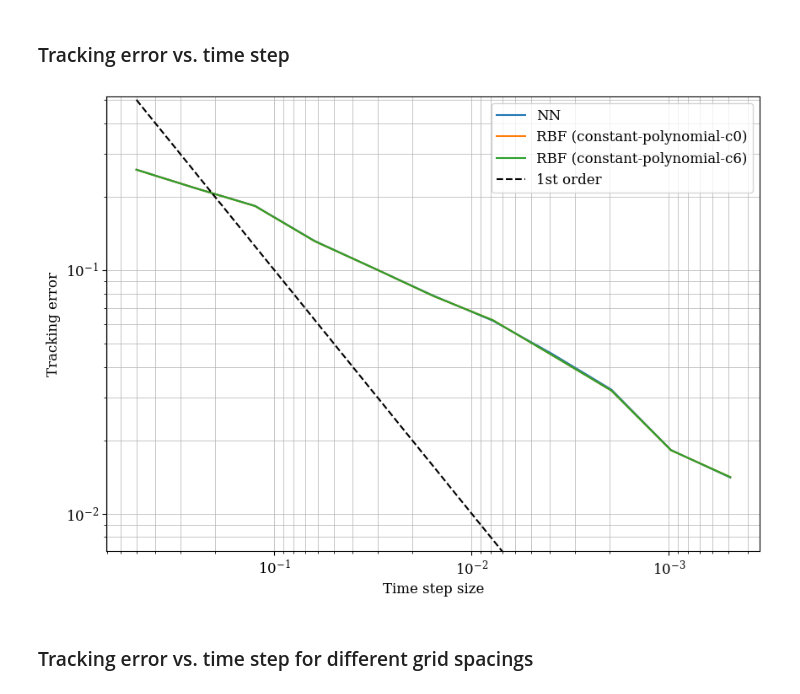
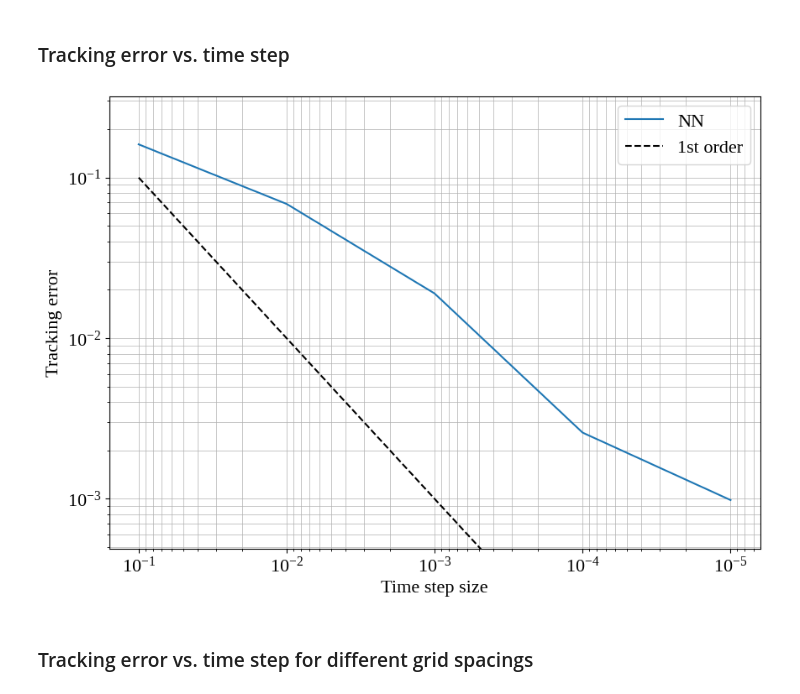
Before and after one commit to r-walloner/Flexible-mesh-particle-coupling-with-preCICE, a Jupyter notebook: particle_tracing_rayleigh_kothe_vortex/experiments/convergence_under_timestep_refinement/tracking_error_time_step.ipynb, the cells around one changed output. Drawn from its saved outputs; the diff is of its cells as text; code cells hidden in the pictures.

```diff
--- a/particle_tracing_rayleigh_kothe_vortex/experiments/convergence_under_timestep_refinement/tracking_error_time_step.ipynb
+++ b/particle_tracing_rayleigh_kothe_vortex/experiments/convergence_under_timestep_refinement/tracking_error_time_step.ipynb
@@ -40,7 +40,7 @@ def load_data(runs_dir: pathlib.Path) -> pd.DataFrame:
             parameters = json.load(file)
 
         # we are only interested in the finest grid for this plot
-        if parameters["refinement"] != 8:
+        if parameters["refinement"] != 7:
             continue
 
         # Generate descriptive column name
@@ -129,53 +123,55 @@ def plot_error_vs_time_step(data: pd.DataFrame, title: str, reference_lines = Tr
         fig, ax = plt.subplots(figsize=(10, 7))
         plt.rcParams.update({
             "font.family": "serif",
-            "font.size": 12,
-            "axes.labelsize": 12,
-            "axes.titlesize": 12,
-            "xtick.labelsize": 12,
-            "ytick.labelsize": 12,
+            "font.serif": ["Liberation Serif"],
+            "mathtext.fontset": "stix",
+            "font.size": 16,
+            "axes.labelsize": 16,
+            "axes.titlesize": 16,
+            "xtick.labelsize": 16,
+            "ytick.labelsize": 16,
+            "legend.fontsize": 16,
             "xtick.color": "black",
             "ytick.color": "black",
             "axes.labelcolor": "black",
-            "legend.fontsize": 12,
         })
 
     # Plot the data
     # for column in data.columns:
         # ax.plot(data.index, data[column], label=column)
     ax.plot(data.index, data["NN"], label="NN")
-    ax.plot(data.index, data["RBF CP0"], label="RBF (constant-polynomial-c0)")
-    ax.plot(data.index, data["RBF CP6"], label="RBF (constant-polynomial-c6)")
+    # ax.plot(data.index, data["RBF CP0"], label="RBF (constant-polynomial-c0)")
+    # ax.plot(data.index, data["RBF CP6"], label="RBF (constant-polynomial-c6)")
 
     # Plot reference lines
     if reference_lines:
         # First order convergence
         ax.plot(data.index, data.index, linestyle="--", color="black", label="1st order")
         # Second order convergence
         # ax.plot(data.index, data.index ** 2, linestyle="--", color="black", label="2nd order")
 
     # Add labels and legend
     # ax.set_title(title, fontsize=24)
     ax.legend()
     ax.grid(which="both", linewidth=0.5)
     ax.tick_params(axis='both', which='major')
     ax.tick_params(axis='both', which='minor')
 
     # Configure axes
     ax.set_xlabel("Time step size")
     ax.set_xscale("log")
     ax.invert_xaxis()
 
     ax.set_ylabel("Tracking error")
     ax.set_yscale("log")
     ax.set_ylim(data.min().min() / 2, data.max().max() * 2)
 
     # output as pdf
     fig.savefig(working_dir / "vortex_tracing_tracking_error_vs_time_step.pdf", bbox_inches="tight")
 
 plot_error_vs_time_step(df, "Tracking error converges over time step")
 # %% [output]
-[figure, old version]
+[figure, new version]
 # %% [markdown]
 ### Tracking error vs. time step for different grid spacings
 # %%
```
Also changed, not shown: parts of 3 cells of this notebook, 5 other files.
